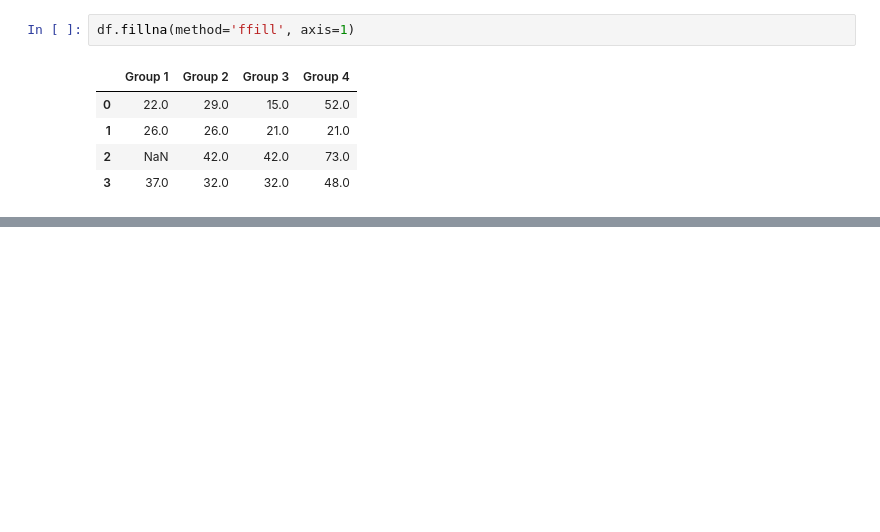
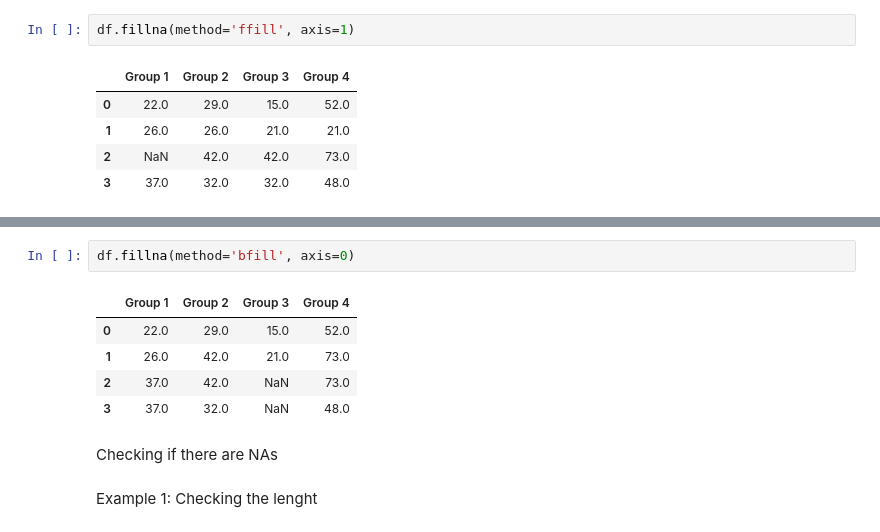
Before and after one commit to dilaraesmer/FreeCodeCamp-Data-Analysis-with-Python, a Jupyter notebook: data_cleaning_2.ipynb, the cells around one changed output, grey strips where cells are left out. Saved outputs shown, nothing was run; the diff lists cells and outputs as text; blank space fills up the shorter version.

```diff
--- a/data_cleaning_2.ipynb
+++ b/data_cleaning_2.ipynb
@@ -111,0 +128,13 @@ df.fillna(method='ffill', axis=1)
+# %%
+df.fillna(method='bfill', axis=0)
+# %% [output]
+|  | Group 1 | Group 2 | Group 3 | Group 4 |
+| 0 | 22.0 | 29.0 | 15.0 | 52.0 |
+| 1 | 26.0 | 42.0 | 21.0 | 73.0 |
+| 2 | 37.0 | 42.0 | NaN | 73.0 |
+| 3 | 37.0 | 32.0 | NaN | 48.0 |
+# %% [markdown]
+Checking if there are NAs
+# %% [markdown]
+Example 1:
+Checking the lenght
```
Also changed, not shown: parts of 23 cells of this notebook.
